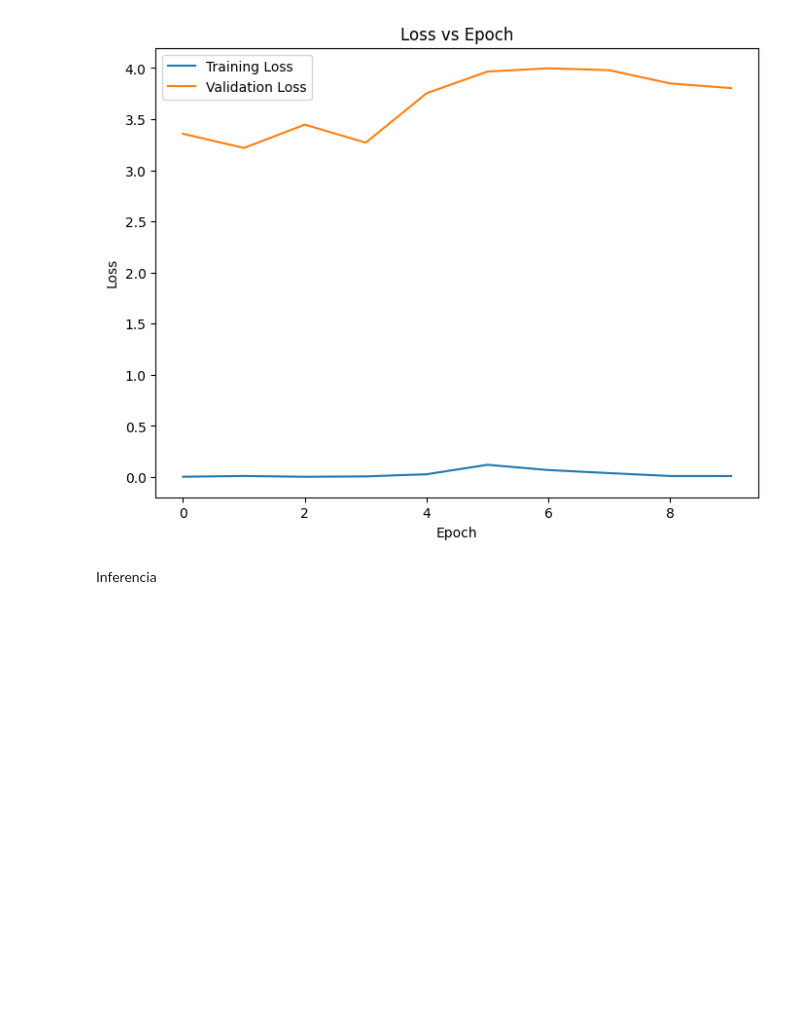
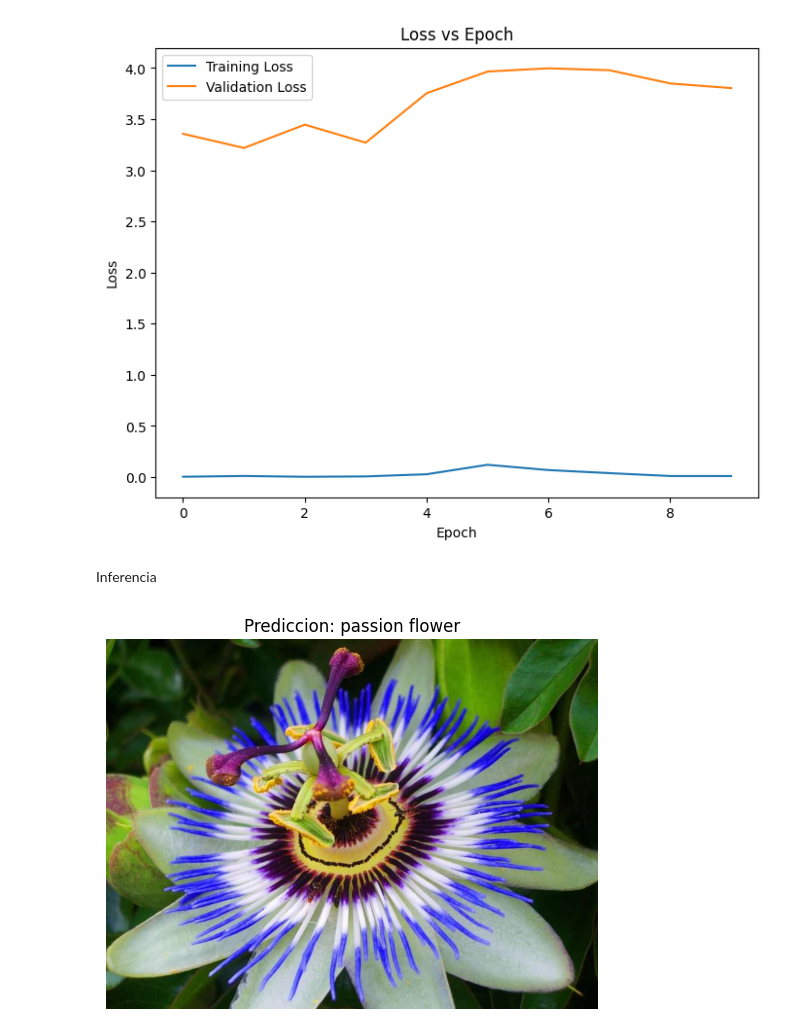
Before and after one commit to YaerimGZ/SI23_Togepis, a Jupyter notebook: proyecto_Final/FlowerClassification.ipynb, the cells around one changed output. Saved outputs shown, nothing was run; the diff lists cells and outputs as text; code cells hidden in the pictures; blank space fills up the shorter version.

```diff
--- a/proyecto_Final/FlowerClassification.ipynb
+++ b/proyecto_Final/FlowerClassification.ipynb
@@ -303,7 +325,7 @@ import skimage.io as skio
 import matplotlib.pyplot as plt
 
 # Definir la ruta de la imagen a inferir
-image_path = './test_imgs/dandelion.jpg'
+image_path = './test_imgs/desconocida.jpg'
 
 # Cargar la imagen y aplicar transformaciones
 image = skio.imread(image_path)
@@ -314,30 +336,32 @@ flower_transform = transforms.Compose([
     transforms.Normalize((0.485, 0.456, 0.406), (0.229, 0.224, 0.225))
 ])
 image_tensor = flower_transform(image).unsqueeze(0)
 
 # Mover la imagen al dispositivo
 device = torch.device("cuda" if torch.cuda.is_available() else "cpu")
 image_tensor = image_tensor.to(device)
 
 # Cargar el modelo entrenado
 model = MyCNN(num_channels=3, num_out_ch=NUM_OUT_CH, img_w=IMAGE_W, img_h=IMAGE_H, num_classes=102)
 model.load_state_dict(torch.load("models/my_model.pth", map_location=device))
 model = model.to(device)
 
 # Realizar la inferencia
 model.eval()
 with torch.no_grad():
     output = model(image_tensor)
 
 # Obtener la clase predicha
 _, predicted_class = output.max(1)
 predicted_class = predicted_class.item()
 
 # Obtener el nombre de la clase
 class_name = CLASSES[predicted_class]
 
 # Mostrar la imagen y la clase predicha
 plt.imshow(image)
 plt.axis('off')
 plt.title(f'Prediccion: {class_name}')
 plt.show()
+# %% [output]
+[figure, added]
```
Also changed, not shown: parts of 1 cell of this notebook.
